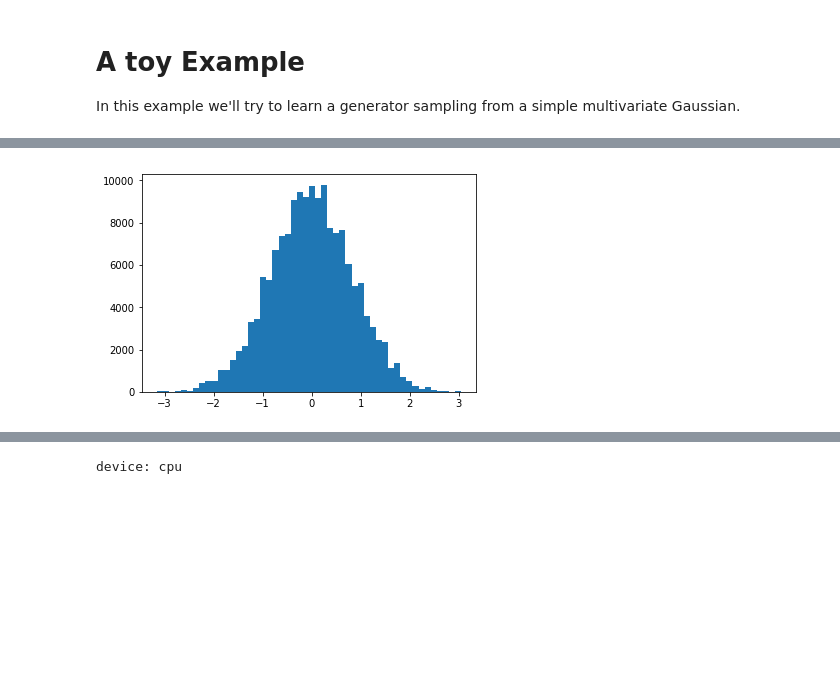
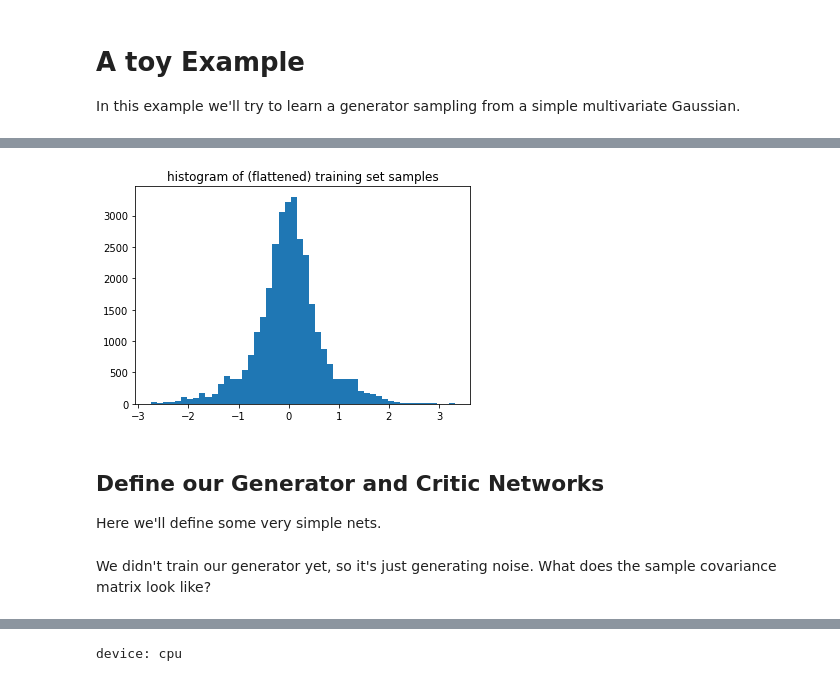
Before and after one commit to unit8co/vegans, a Jupyter notebook: notebooks/toy-example.ipynb, the cells around one changed output, grey strips where cells are left out. Cells and saved outputs as stored; diff of their text form; code cells hidden in the pictures; blank space fills up the shorter version.

```diff
--- a/notebooks/toy-example.ipynb
+++ b/notebooks/toy-example.ipynb
@@ -19,0 +26,6 @@ ngpus = 0
+# %%
+cov_mat = 0.1 * np.ones((N,N))
+cov_mat[0:10,0:10] = 0.8
+
+plt.imshow(cov_mat)
+plt.title('Data generating process covariance matrix');
@@ -46,17 +47,0 @@ Text(0.5, 1.0, 'Sample cov matrix from multivariate Gaussian')
-# %%
-nz = 5
-N = 100
-# %%
-class GaussianDataset(Dataset):
-    def __init__(self, mu=0., stdev=1, N=2, len_=10000):
-        self.mu = np.array([mu for _ in range(N)])
-        self.stdev = stdev
-        self.N = N
-        self.len_ = len_
-
-    def __getitem__(self, idx):
-        # return np.random.normal(loc=self.mu, scale=self.stdev, size=(self.N,)).astype(np.float32), 0
-        return np.random.multivariate_normal(mean=self.mu, cov=cov_mat).astype(np.float32), 0
-
-    def __len__(self):
-        return self.len_
@@ -65,0 +50,10 @@ dataloader = DataLoader(dataset, batch_size=16)
+# %%
+class GaussianDataset(Dataset):
+    def __getitem__(self, idx):
+        return np.random.multivariate_normal(mean=np.array([0. for _ in range(N)]), cov=cov_mat).astype(np.float32), 0
+
+    def __len__(self):
+        return 10000
+
+dataset = GaussianDataset()
+dataloader = DataLoader(dataset, batch_size=16)
@@ -66,9 +62,10 @@ dataloader = DataLoader(dataset, batch_size=16)
 # %%
 """ Look at our (flattened) data distribution
 """
 vals = []
 for _ in range(100):
     vals += list(next(iter(dataloader))[0].flatten())
-plt.hist(vals, bins=50);
+plt.hist(vals, bins=50)
+plt.title('histogram of (flattened) training set samples');
 # %% [output]
-[figure, old version]
+[figure, new version]
@@ -104,0 +72,3 @@ class Generator(nn.Module):
+# %% [markdown]
+## Define our Generator and Critic Networks
+Here we'll define some very simple nets.
@@ -105,3 +100,5 @@ class Generator(nn.Module):
+# %% [markdown]
+We didn't train our generator yet, so it's just generating noise. What does the sample covariance matrix look like?
 # %%
 def plot_generator_cov(generator_):
     """ Try the generator on a noise mini-batch and compute sample covariance matrix
```
Also changed, not shown: parts of 28 cells of this notebook.
